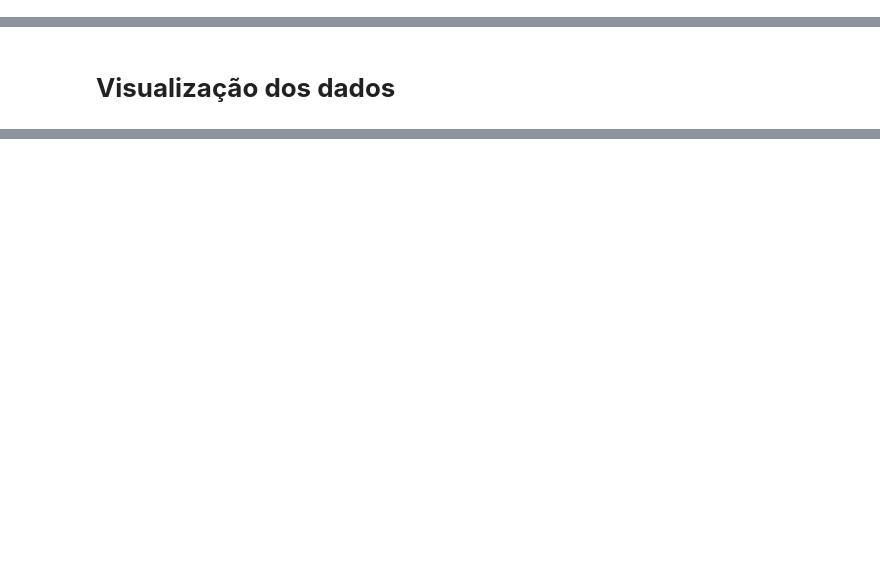
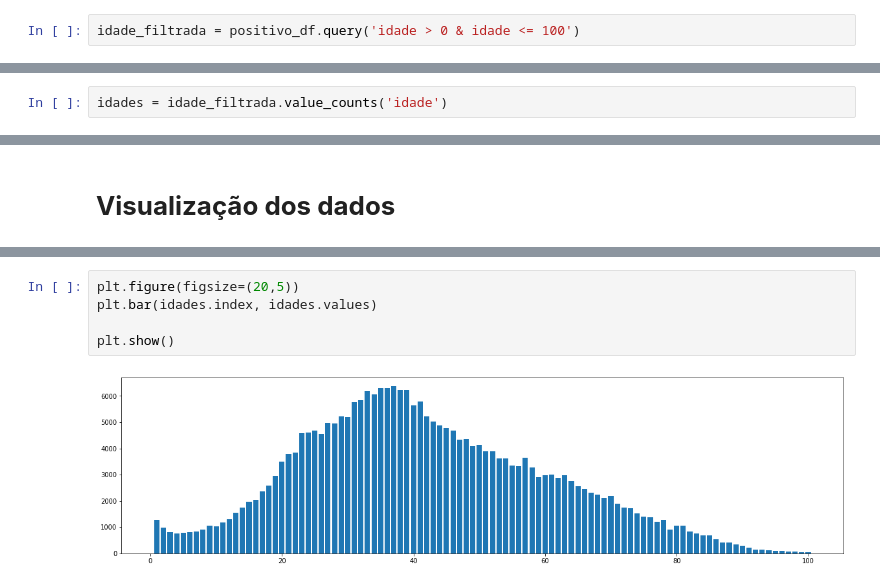
Before and after one commit to ceciliasilvads/analises_covid19, a Jupyter notebook: covid_ma.ipynb, the cells around one changed output, grey strips where cells are left out. Saved outputs shown, nothing was run; the diff lists cells and outputs as text; blank space fills up the shorter version.

Commit message:
Add idade dos infectados ma

```diff
--- a/covid_ma.ipynb
+++ b/covid_ma.ipynb
@@ -113,0 +110,2 @@ dtype: int64
+# %%
+idade_filtrada = positivo_df.query('idade > 0 & idade <= 100')
@@ -113,0 +127,2 @@ dtype: int64
+# %%
+idades = idade_filtrada.value_counts('idade')
@@ -364,0 +407,7 @@ Text(0.5, 1.0, 'Imperatriz')
+# %%
+plt.figure(figsize=(20,5))
+plt.bar(idades.index, idades.values)
+
+plt.show()
+# %% [output]
+[figure, added]
```
Also changed, not shown: parts of 26 cells of this notebook.
